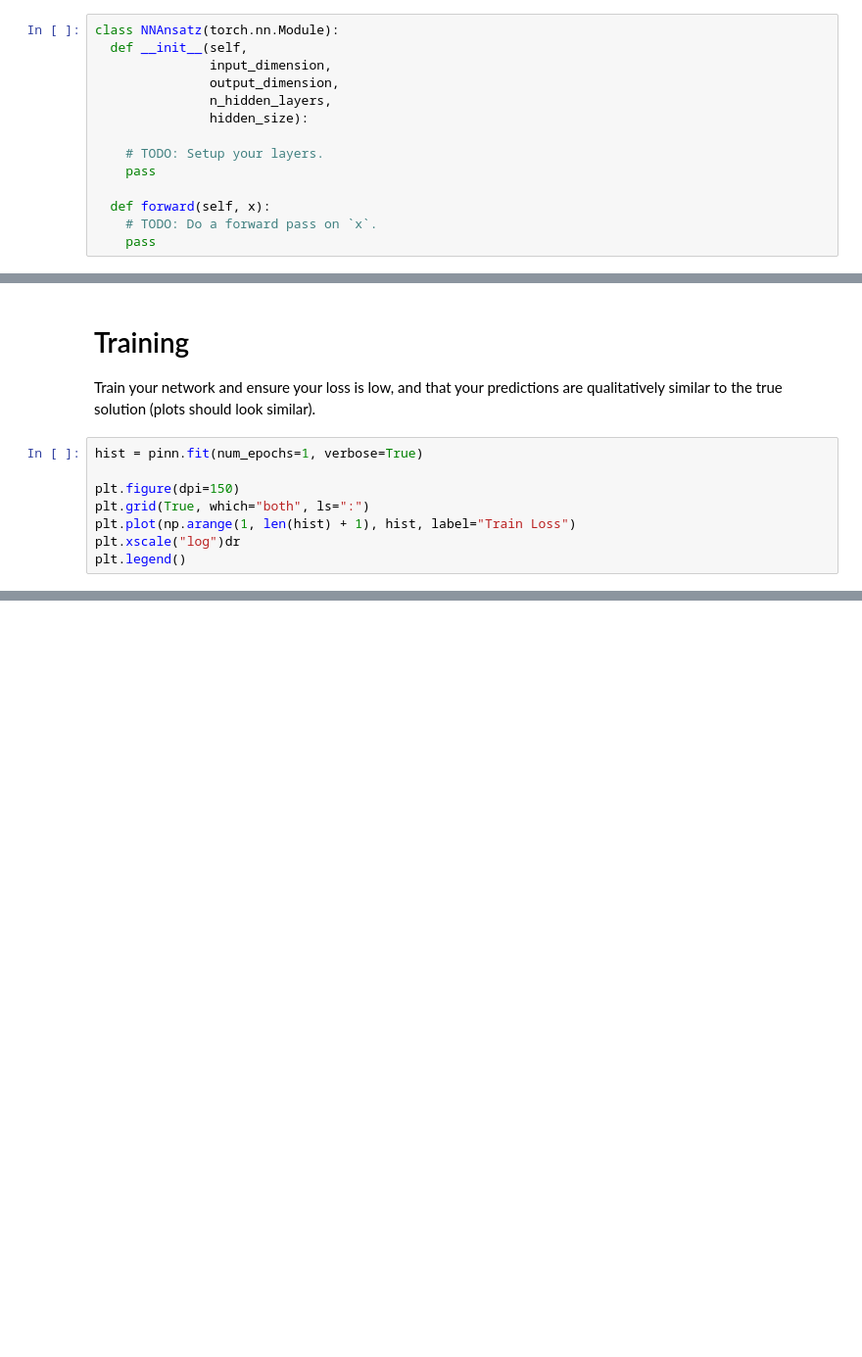
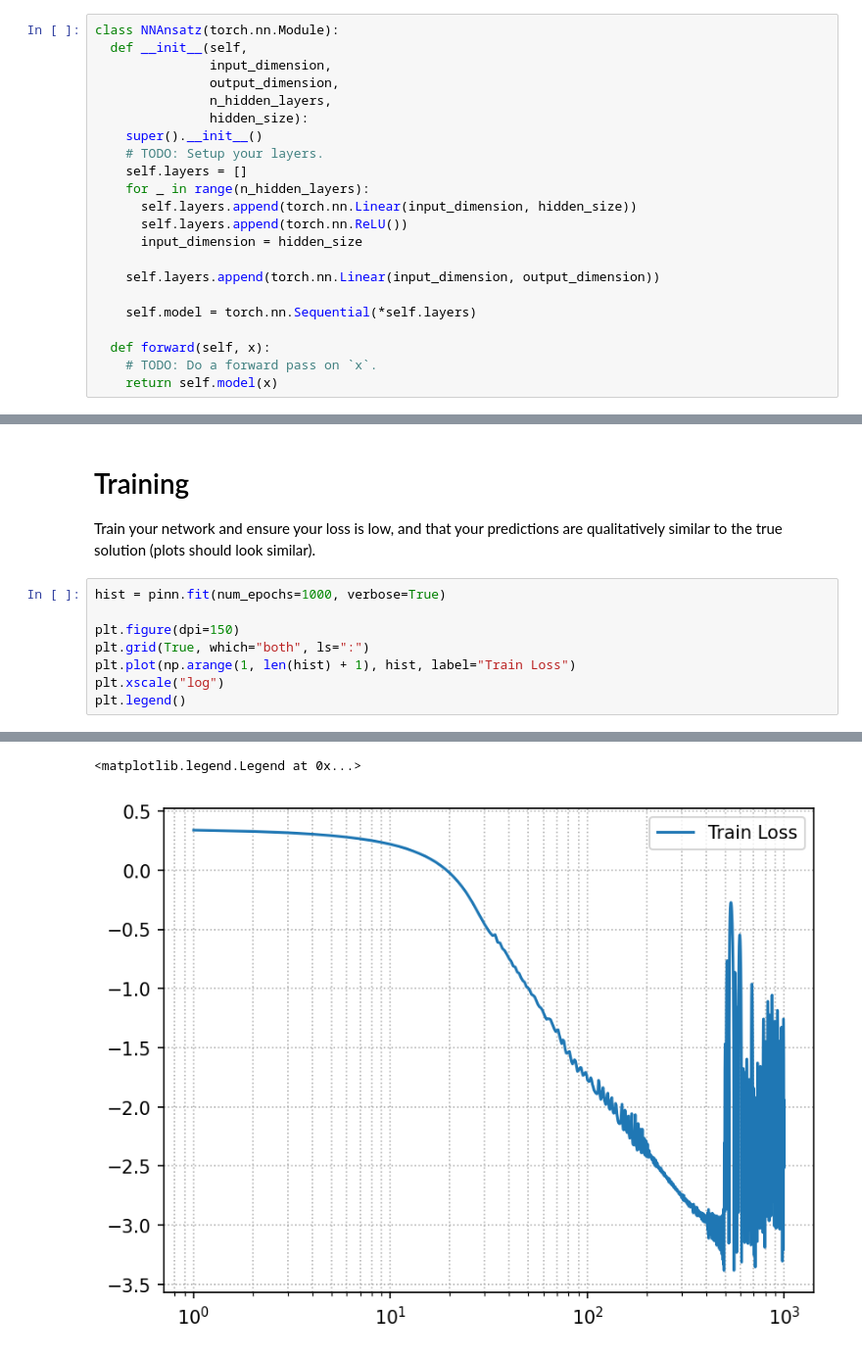
Before and after one commit to benedict-armstrong/AISE, a Jupyter notebook: notebooks/Tutorial_3_PINN_Training.ipynb, the cells around one changed output, grey strips where cells are left out. Shown at 98% size. Cells and saved outputs as stored; diff of their text form; blank space fills up the shorter version.

```diff
--- a/notebooks/Tutorial_3_PINN_Training.ipynb
+++ b/notebooks/Tutorial_3_PINN_Training.ipynb
@@ -122,13 +122,21 @@ class NNAnsatz(torch.nn.Module):
                output_dimension,
                n_hidden_layers,
                hidden_size):
+    super().__init__()
+    # TODO: Setup your layers.
+    self.layers = []
+    for _ in range(n_hidden_layers):
+      self.layers.append(torch.nn.Linear(input_dimension, hidden_size))
+      self.layers.append(torch.nn.ReLU())
+      input_dimension = hidden_size
 
-    # TODO: Setup your layers.
-    pass
+    self.layers.append(torch.nn.Linear(input_dimension, output_dimension))
+
+    self.model = torch.nn.Sequential(*self.layers)
 
   def forward(self, x):
     # TODO: Do a forward pass on `x`.
-    pass
+    return self.model(x)
 # %%
 class PINNTrainer:
     def __init__(self, n_int_, n_sb_, n_tb_):
@@ -444,10 +466,11 @@ plt.show()
 
 Train your network and ensure your loss is low, and that your predictions are qualitatively similar to the true solution (plots should look similar).
 # %%
-hist = pinn.fit(num_epochs=1, verbose=True)
+hist = pinn.fit(num_epochs=1000, verbose=True)
 
 plt.figure(dpi=150)
 plt.grid(True, which="both", ls=":")
 plt.plot(np.arange(1, len(hist) + 1), hist, label="Train Loss")
-plt.xscale("log")dr
+plt.xscale("log")
 plt.legend()
+# %% [output]
@@ -454,2 +494,4 @@ plt.legend()
+<matplotlib.legend.Legend at 0x...>
+[figure, added]
 # %%
 pinn.plot()
```
Also changed, not shown: parts of 4 cells of this notebook.
